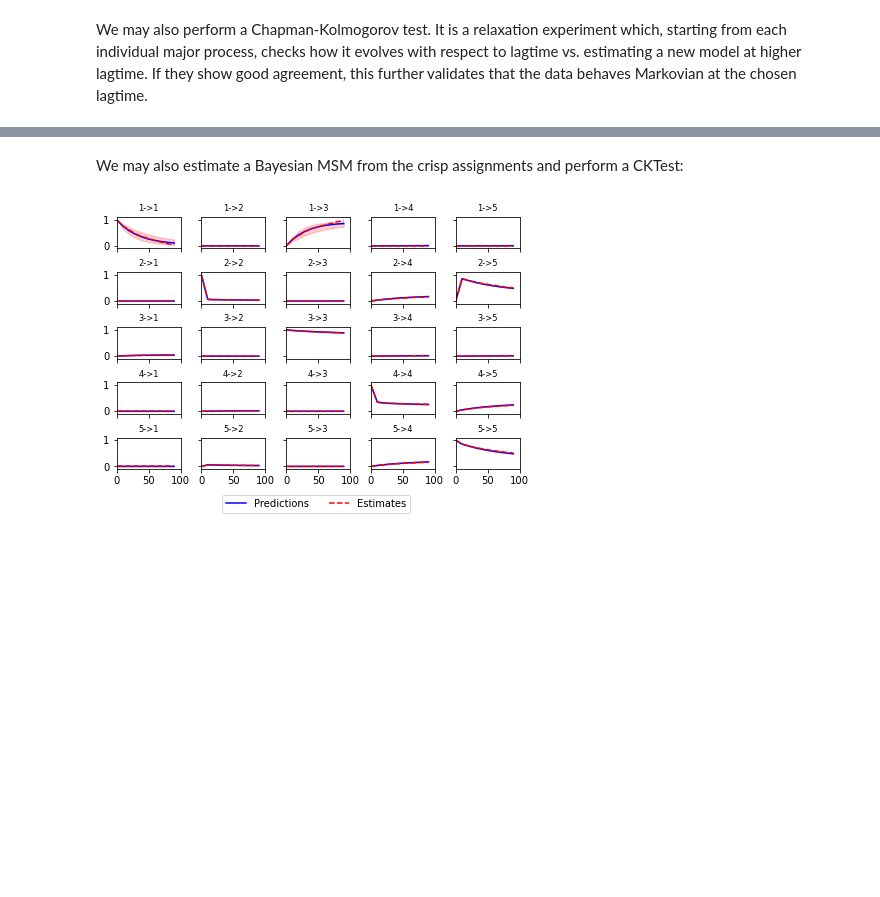
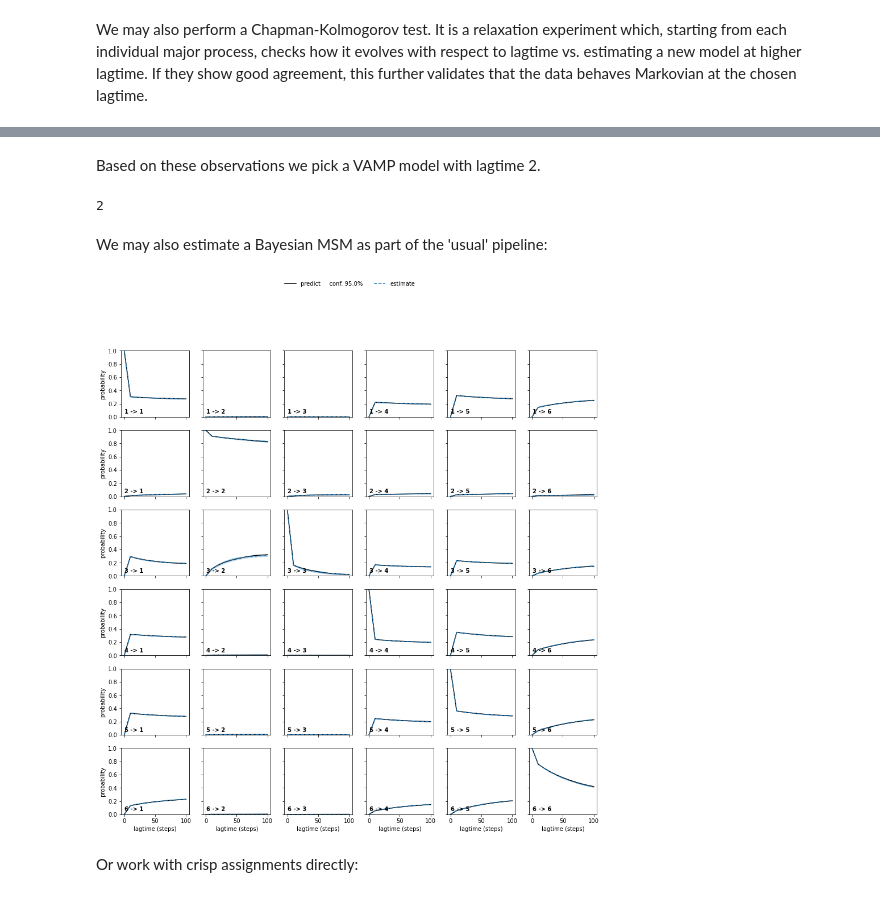
Before and after one commit to deeptime-ml/deeptime-notebooks, a Jupyter notebook: examples/ala2-example.ipynb, the cells around one changed output, grey strips where cells are left out. Drawn from its saved outputs; the diff is of its cells as text; code cells hidden in the pictures; blank space fills up the shorter version.

```diff
--- a/examples/ala2-example.ipynb
+++ b/examples/ala2-example.ipynb
@@ -170,15 +167,14 @@ VAMP-2 score under lag 10: s = 3.28
 # %% [markdown]
 We may also evaluate the implied timescales to get an indication under which lagtime the data behaves Markovian, i.e., the region in which the implied timescales are flat. The timescales under the gray area are faster than the lagtime, meaning the corresponding processes have decayed and are no longer resolved by the model.
 # %%
-lagtimes = np.arange(1, 201, dtype=np.int32)
-timescales = []
-for lag in tqdm(lagtimes):
-    ts = VAMP(lagtime=lag, observable_transform=model).fit(data).fetch_model().timescales(k=5)
-    timescales.append(ts)
+from deeptime.util.validation import implied_timescales, ck_test
+from deeptime.plots import plot_implied_timescales, plot_ck_test
 
-f, ax = plt.subplots(1, 1)
-ax.semilogy(lagtimes, timescales)
+lagtimes = np.arange(1, 10, dtype=np.int32)
+vamp_models = [VAMP(lagtime=lag, observable_transform=model).fit_fetch(data) for lag in tqdm(lagtimes)]
+
+ax = plot_implied_timescales(implied_timescales(vamp_models))
+ax.set_yscale('log')
 ax.set_xlabel('lagtime')
-ax.set_ylabel('timescale / step')
-ax.fill_between(lagtimes, ax.get_ylim()[0]*np.ones(len(lagtimes)), lagtimes, alpha=0.5, color='grey');
+ax.set_ylabel('timescale')
 # %% [output]
@@ -215,32 +189,25 @@ fig.legend([pred[0], est[0]], ["Predictions", "Estimates"], 'lower center', ncol
+# %% [markdown]
+Based on these observations we pick a VAMP model with lagtime 2.
+# %%
+vamp = vamp_models[1]
+print(vamp.lagtime)
+# %% [output]
+2
 # %% [markdown]
-We may also estimate a Bayesian MSM from the crisp assignments and perform a CKTest:
+We may also estimate a Bayesian MSM as part of the 'usual' pipeline:
 # %%
+from deeptime.clustering import KMeans
 from deeptime.markov import TransitionCountEstimator
 from deeptime.markov.msm import BayesianMSM
 
-counts = TransitionCountEstimator(lagtime=10, count_mode='effective').fit(assignments).fetch_model()
-bmsm = BayesianMSM().fit(counts)
+projections = [vamp.transform(traj) for traj in data]
+cluster = KMeans(80, progress=tqdm).fit_fetch(projections)
+dtrajs = [cluster.transform(x) for x in projections]
 
-validator = bmsm.chapman_kolmogorov_validator(n_metastable_sets=6, mlags=10)
-cktest = validator.fit(assignments, progress=tqdm).fetch_model()
-
-n_states = len(vamp.singular_values)
-
-tau = cktest.lagtimes[1]
-steps = len(cktest.lagtimes)
-fig, ax = plt.subplots(n_states, n_states, sharex=True, sharey=True, constrained_layout=True)
-for i in range(n_states):
-    for j in range(n_states):
-        pred = ax[i][j].plot(cktest.lagtimes, cktest.predictions[:, i, j], color='b')
-        est = ax[i][j].plot(cktest.lagtimes, cktest.estimates[:, i, j], color='r', linestyle='--')
-        ax[i][j].set_title(str(i+1)+ '->' +str(j+1),
-                                       fontsize='small')
-        ax[i][j].fill_between(cktest.lagtimes, cktest.predictions_conf[0][:, i, j],
-                              cktest.predictions_conf[1][:, i, j], color='r', alpha=0.2)
-ax[0][0].set_ylim((-0.1,1.1));
-ax[0][0].set_xlim((0, steps*tau));
-ax[0][0].axes.get_xaxis().set_ticks(np.round(np.linspace(0, steps*tau, 3)));
-fig.legend([pred[0], est[0]], ["Predictions", "Estimates"], 'lower center', ncol=2,
-           bbox_to_anchor=(0.5, -0.1));
+bmsms = [BayesianMSM(lagtime=lag).fit_fetch(dtrajs) for lag in tqdm([10, 20, 30, 40, 50, 60, 70, 80, 90, 100])]
+ck_test = bmsms[0].ck_test(bmsms, 6)
+plot_ck_test(ck_test);
 # %% [output]
-[figure, old version]
+[figure, new version]
+# %% [markdown]
+Or work with crisp assignments directly:
```
Also changed, not shown: parts of 17 cells of this notebook.
